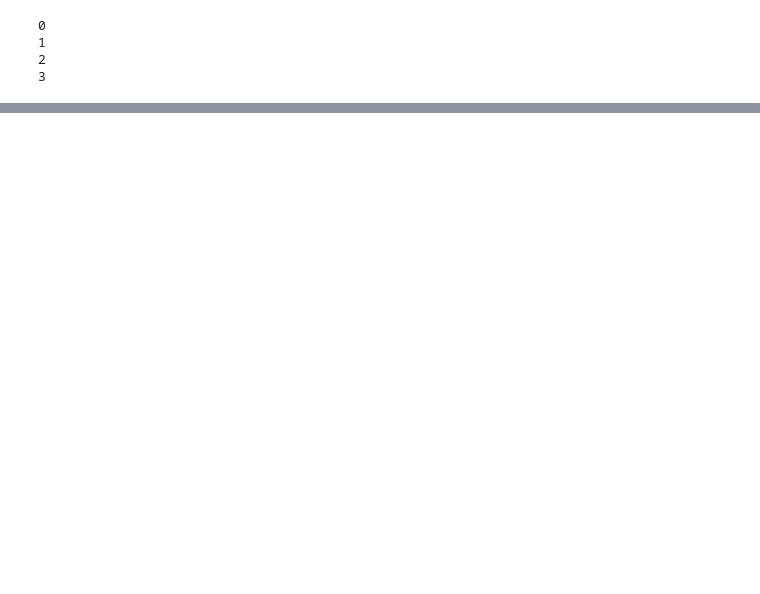
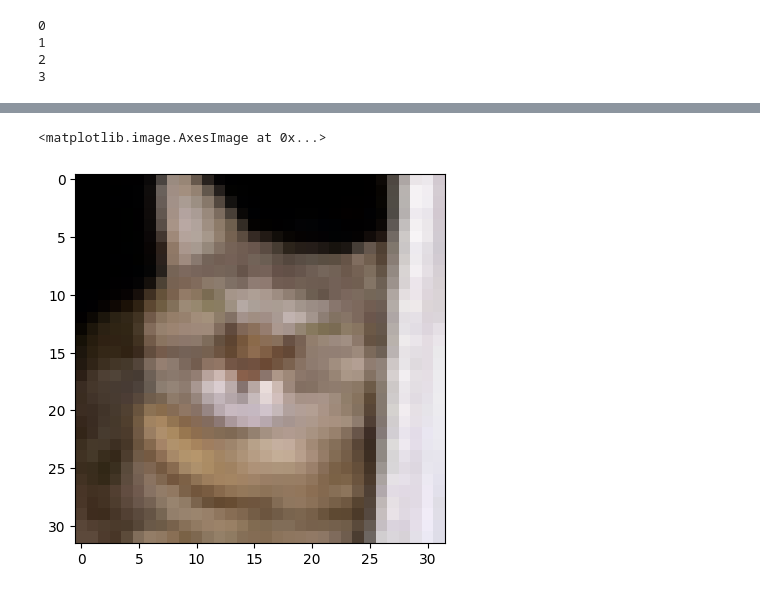
Before and after one commit to sebdixon/Machine-Learning, a Jupyter notebook: 01843211_cw1_MathsML.ipynb, the cells around one changed output, grey strips where cells are left out. Saved outputs shown, nothing was run; the diff lists cells and outputs as text; code cells hidden in the pictures; blank space fills up the shorter version.

```diff
--- a/01843211_cw1_MathsML.ipynb
+++ b/01843211_cw1_MathsML.ipynb
@@ -748,8 +920,7 @@ torch.set_default_dtype(torch.float64)
 
 # Transformation definition
 transform = transforms.Compose([
-    transforms.ToTensor(),
-    transforms.Normalize((0.5, 0.5, 0.5), (0.5, 0.5, 0.5))
+    transforms.ToTensor()
 ])
 
 # Dataset loading
@@ -757,13 +928,12 @@ trainset = torchvision.datasets.CIFAR10(root='./data', train=True, download=True
 testset = torchvision.datasets.CIFAR10(root='./data', train=False, download=True, transform=transform)
 
 # Class filtering and subsampling
-class_indices = {1: -0.5, 4: 0.5}
+class_indices = {3: -0.5, 9: 0.5}
 filtered_train_indices = [i for i, label in enumerate(trainset.targets) if label in class_indices]
 filtered_test_indices = [i for i, label in enumerate(testset.targets) if label in class_indices]
 
-np.random.seed(42)
 subsample_train_indices = np.random.choice(filtered_train_indices, 1000, replace=False)
-np.random.seed(43)
+
 subsample_test_indices = np.random.choice(filtered_test_indices, 1000, replace=False)
 
 # Prepare datasets
@@ -771,14 +941,20 @@ subsampled_train_dataset = torch.utils.data.Subset(trainset, subsample_train_ind
 subsampled_test_dataset = torch.utils.data.Subset(testset, subsample_test_indices)
 
 # Function to extract data as matrices
-def extract_data(loader):
+def extract_data(loader, images=False):
     X, y = [], []
+    if images:
+      X_images = []
     for data in loader:
         inputs, labels = data
+        if images:
+          X_images.append(inputs)
         inputs = inputs.reshape(inputs.shape[0], -1)  # Flatten the image
         label = torch.tensor([class_indices[labels.item()]], dtype=torch.float64)  # Remap labels to -0.5 and +0.5
         X.append(inputs)
         y.append(label)
+    if images:
+      return X_images
     X = torch.cat(X).to(dtype=torch.float64)  # Convert to float64
     y = torch.cat(y).to(dtype=torch.float64)  # Convert to float64
     return X, y
@@ -892,9 +1068,16 @@ class GP:
         # -----------------------------------------------------------------------------------
 
         self.posterior_mean = posterior_mean
-        self.posterior_var = posterior_var
+
+
+
 
         # Draw samples from the posterior distribution
         y_star = torch.distributions.MultivariateNormal(posterior_mean, posterior_var).sample((size,))
 
+        ind = np.diag_indices(posterior_var.shape[0])
+        posterior_var[ind[0], ind[1]] = torch.zeros(posterior_var.shape[0])
+        self.posterior_var = posterior_var
+
+
         return y_star
@@ -985,0 +1171,10 @@ plt.legend()
+# %%
+ind1 = gp.posterior_var.argmin() // 1000
+ind2 = gp.posterior_var.argmin() % 1000
+# %%
+image1 = X_star[ind1].reshape(3, 32, 32)
+image1 = image1.permute(1, 2, 0)
+plt.imshow(image1)
+# %% [output]
+<matplotlib.image.AxesImage at 0x...>
+[figure, added]
```
Also changed, not shown: parts of 49 cells of this notebook.
